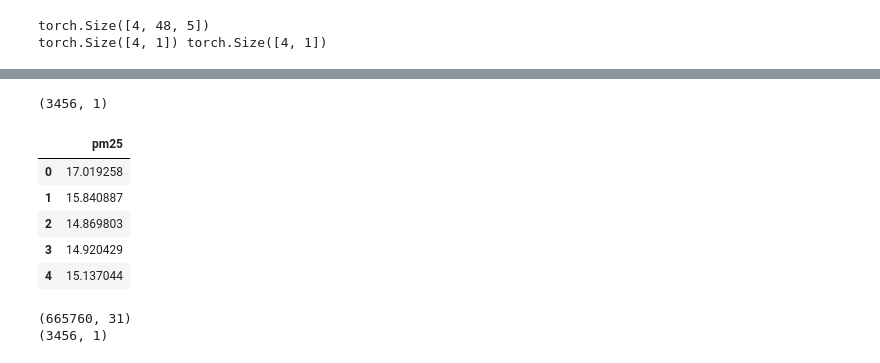
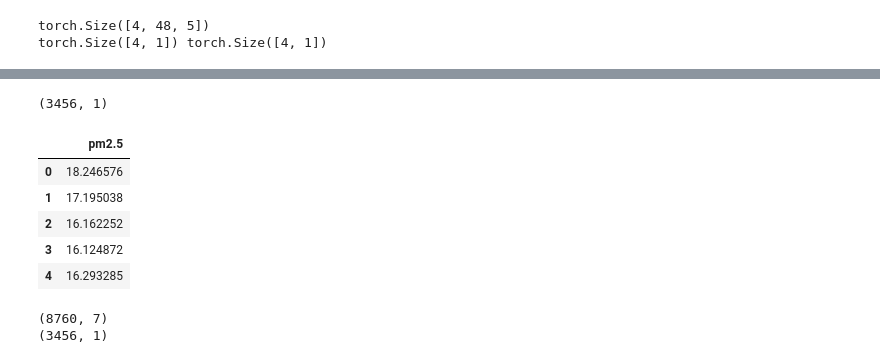
Before and after one commit to amrirasyidi/air_quality_forecasting, a Jupyter notebook: notebooks/1_forecast_testing.ipynb, the cells around one changed output, grey strips where cells are left out. Cells and saved outputs as stored; diff of their text form; code cells hidden in the pictures.

```diff
--- a/notebooks/1_forecast_testing.ipynb
+++ b/notebooks/1_forecast_testing.ipynb
@@ -350,8 +319,6 @@ torch.save(model.state_dict(), model_path)
 # %%
-train_split = 0.6
-
-test_data = pm25_cailiao.iloc[int(len(pm25_cailiao)*train_split):,:]
-print(f"All data length:{len(pm25_cailiao)} \nTrain data length:{len(test_data)}")
+test_data = pm25_df.iloc[int(len(pm25_df)*train_split):,:]
+print(f"All data length:{len(pm25_df)} \nTrain data length:{len(test_data)}")
 test_data.head()
 # %% [output]
 All data length:8760
@@ -362,13 +329,3 @@ Train data length:3504
 | 399609 | Banqiao | 7.0 | 29.6 | 1.8 | 0.15 | 0.13 | 2018-08-08 02:00:00 |
 | 399685 | Banqiao | 7.0 | 29.3 | 1.9 | 0.15 | 0.15 | 2018-08-08 03:00:00 |
 | 399761 | Banqiao | 4.0 | 28.9 | 1.9 | 0.15 | 0.16 | 2018-08-08 04:00:00 |
-# %%
-# normalization
-# test_data.loc[:, 'pm25_n'] = (test_data['pm25'] - min_pm) / (max_pm- min_pm)
-
-# Calculate the normalized columns and create new columns with them
-normalized_columns = ['pm25', 'ambtemp', 'ch4', 'co', 'nmhc']
-
-for column in normalized_columns:
-    normalized_column_name = column + '_normalized'
-    test_data[normalized_column_name] = (test_data[column] - test_data[column].min()) / (test_data[column].max() - test_data[column].min())
@@ -393,39 +332,41 @@ See the caveats in the documentation: https://pandas.pydata.org/pandas-docs/stab
+# %%
+test_data, test_min_pm, test_max_pm = min_max_df_norm(
+    test_data
+)
 # %%
-batch_size = 16
-dataset = MarketDataset(test_data, history_len=history_len)
-data_loader = DataLoader(dataset, batch_size=batch_size, shuffle=False)
+test_dataset = MarketDataset(test_data, history_len=history_len)
+test_data_loader = DataLoader(test_dataset, batch_size=batch_size, shuffle=False)
 # %%
-for i, batch in tqdm(enumerate(data_loader, start=1),leave=False, total=len(data_loader)):
+
+for i, batch in tqdm(enumerate(test_data_loader, start=1),leave=False, total=len(test_data_loader)):
     X, Y = batch
     Y_pred = model(X).detach().numpy()
     if i == 1:
         predictions = Y_pred
     else:
         predictions = np.concatenate((predictions, Y_pred), axis=0)
 
-min_pm = test_data['pm25'].min()
-max_pm = test_data['pm25'].max()
-
 #predictions[:, 0:4] = predictions[:, 0:4] * (max_pm - min_pm) + min_pm
 #predictions[:, 4] = predictions[:, 4] * (max_volume - min_volume) + min_volume
-predictions = predictions * (max_pm - min_pm) + min_pm
+predictions = predictions * (test_max_pm - test_min_pm) + test_min_pm
 
 #columns = ['Open', 'High', 'Low', 'Close', 'Volume']
-columns = ['pm25']
+columns = ['pm2.5']
 predictions = pd.DataFrame(predictions, columns=columns)
+predictions['read_time'] = test_data.reset_index()['read_time']
 print(predictions.shape)
 predictions.head()
 # %% [output]
 (3456, 1)
-|  | pm25 |
-| 0 | 17.019258 |
-| 1 | 15.840887 |
-| 2 | 14.869803 |
-| 3 | 14.920429 |
-| 4 | 15.137044 |
+|  | pm2.5 |
+| 0 | 18.246576 |
+| 1 | 17.195038 |
+| 2 | 16.162252 |
+| 3 | 16.124872 |
+| 4 | 16.293285 |
 # %%
-print(data.shape)
+print(pm25_df.shape)
 print(predictions.shape)
 # %% [output]
-(665760, 31)
+(8760, 7)
 (3456, 1)
```
Also changed, not shown: parts of 26 cells of this notebook, 7 other files.
